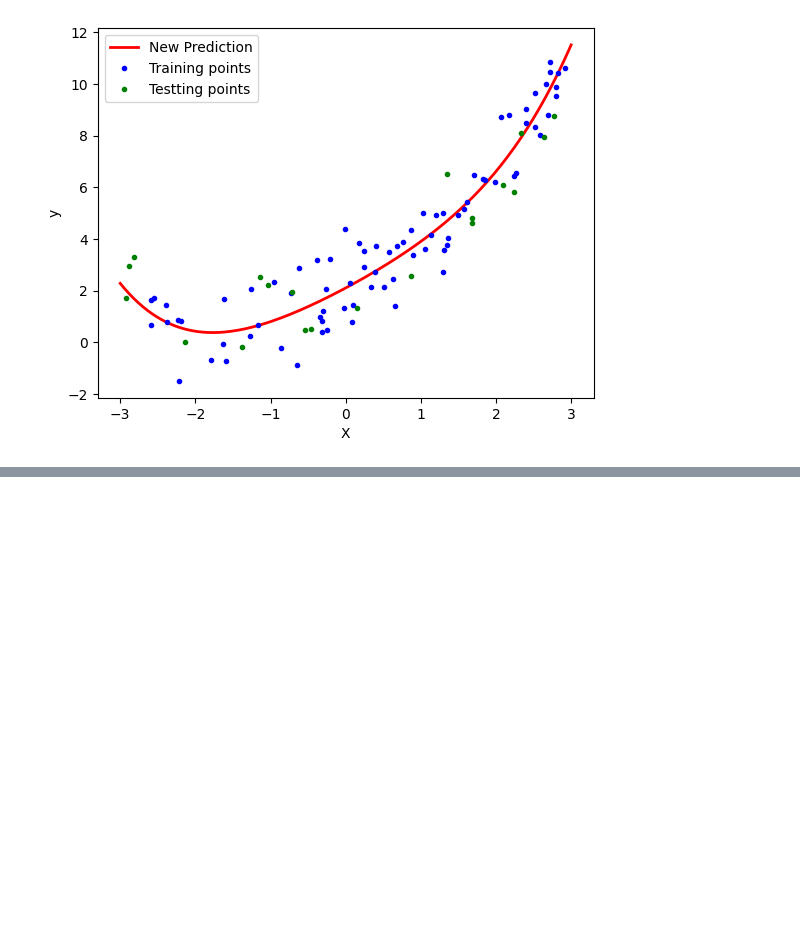
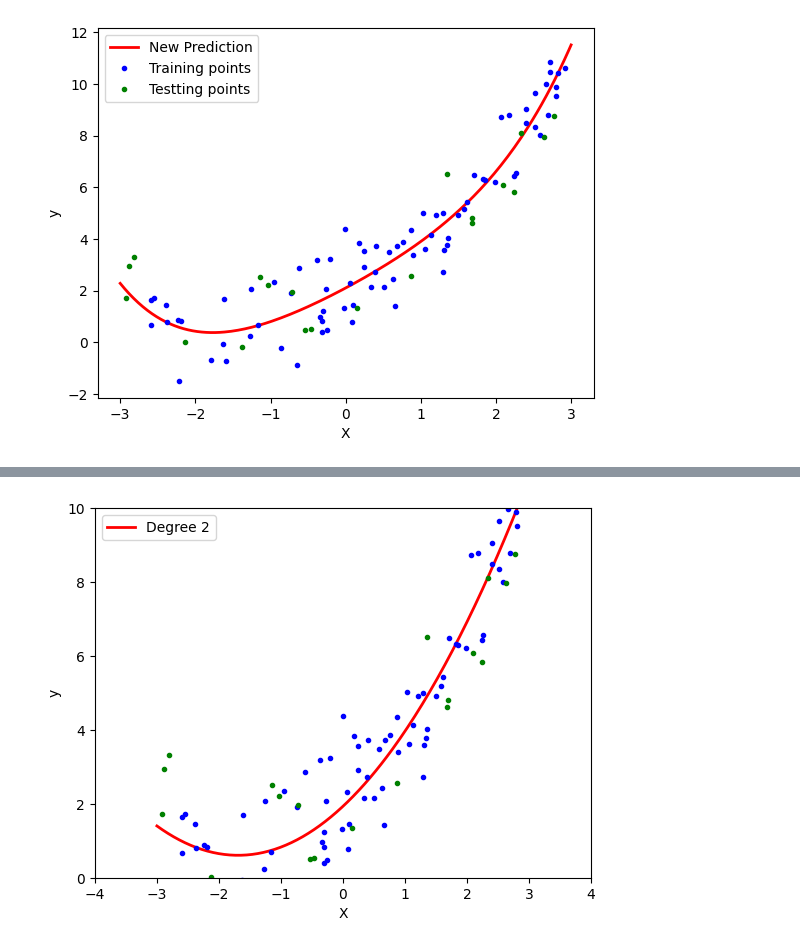
Before and after one commit to Aadarshrai1801/Linear-Regression, a Jupyter notebook: PolynomialRegression.ipynb, the cells around one changed output, grey strips where cells are left out. Drawn from its saved outputs; the diff is of its cells as text; code cells hidden in the pictures; blank space fills up the shorter version.

```diff
--- a/PolynomialRegression.ipynb
+++ b/PolynomialRegression.ipynb
@@ -148,0 +177,4 @@ plt.show()
+# %%
+poly_regression(2)
+# %% [output]
+[figure, added]
```
Also changed, not shown: parts of 8 cells of this notebook.
